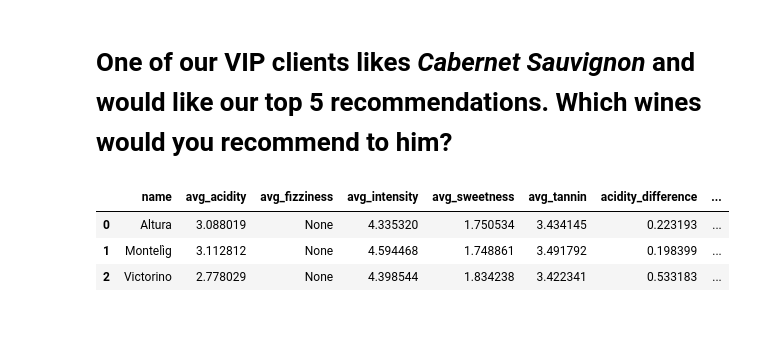
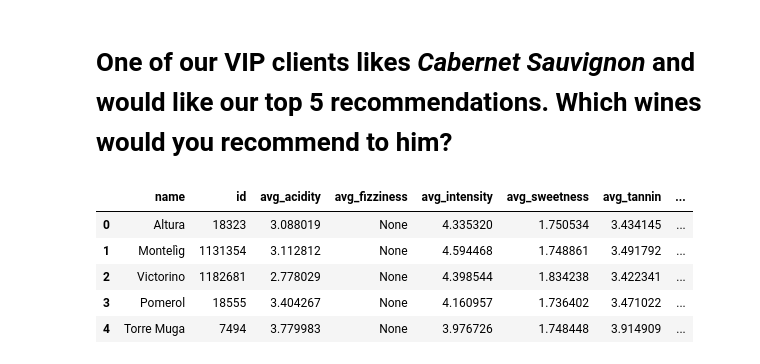
Before and after one commit to Lucky-sketch/wivino, a Jupyter notebook: test.ipynb, the cells around one changed output. Cells and saved outputs as stored; diff of their text form; code cells hidden in the pictures; blank space fills up the shorter version.

```diff
--- a/test.ipynb
+++ b/test.ipynb
@@ -363,6 +422,7 @@ q = """
 WITH w AS (
     SELECT
         name,
+        id,
         AVG(acidity) AS avg_acidity,
         AVG(fizziness) AS avg_fizziness,
         AVG(intensity) AS avg_intensity,
@@ -378,36 +438,44 @@ a AS (
         AVG(acidity) AS avg_acidity,
         AVG(fizziness) AS avg_fizziness,
         AVG(intensity) AS avg_intensity,
         AVG(sweetness) AS avg_sweetness,
         AVG(tannin) AS avg_tannin
     FROM wines
     WHERE name = 'Cabernet Sauvignon'
-)
+), top_wines AS (
 SELECT w.name,
+       w.id,
        w.avg_acidity,
        w.avg_fizziness,
        w.avg_intensity,
        w.avg_sweetness,
        w.avg_tannin,
        ABS(w.avg_acidity - a.avg_acidity) as acidity_difference,
        ABS(w.avg_intensity - a.avg_intensity) as intensity_difference,
        ABS(w.avg_sweetness - a.avg_sweetness) as sweetness_difference,
        ABS(w.avg_tannin - a.avg_tannin) as tannin_difference,
        (ABS(w.avg_acidity - a.avg_acidity) *  ABS(w.avg_intensity - a.avg_intensity) * ABS(w.avg_sweetness - a.avg_sweetness) * ABS(w.avg_tannin - a.avg_tannin)) AS combined_difference
 
 FROM w
 JOIN a
 WHERE name NOT LIKE '%Cabernet Sauvignon%'
 ORDER BY combined_difference
-LIMIT 3
+LIMIT 5
+)
+SELECT *
+FROM top_wines
+
+
 
 """
 
 cur.execute(q).fetchall()
 df = pd.read_sql_query(q, conn)
 df
 # %% [output]
-|  | name | avg_acidity | avg_fizziness | avg_intensity | avg_sweetness | avg_tannin | acidity_difference | ... |
-| 0 | Altura | 3.088019 | None | 4.335320 | 1.750534 | 3.434145 | 0.223193 | ... |
-| 1 | Montelìg | 3.112812 | None | 4.594468 | 1.748861 | 3.491792 | 0.198399 | ... |
-| 2 | Victorino | 2.778029 | None | 4.398544 | 1.834238 | 3.422341 | 0.533183 | ... |
+|  | name | id | avg_acidity | avg_fizziness | avg_intensity | avg_sweetness | avg_tannin | ... |
+| 0 | Altura | 18323 | 3.088019 | None | 4.335320 | 1.750534 | 3.434145 | ... |
+| 1 | Montelìg | 1131354 | 3.112812 | None | 4.594468 | 1.748861 | 3.491792 | ... |
+| 2 | Victorino | 1182681 | 2.778029 | None | 4.398544 | 1.834238 | 3.422341 | ... |
+| 3 | Pomerol | 18555 | 3.404267 | None | 4.160957 | 1.736402 | 3.471022 | ... |
+| 4 | Torre Muga | 7494 | 3.779983 | None | 3.976726 | 1.748448 | 3.914909 | ... |
```
Also changed, not shown: parts of 10 cells of this notebook.
